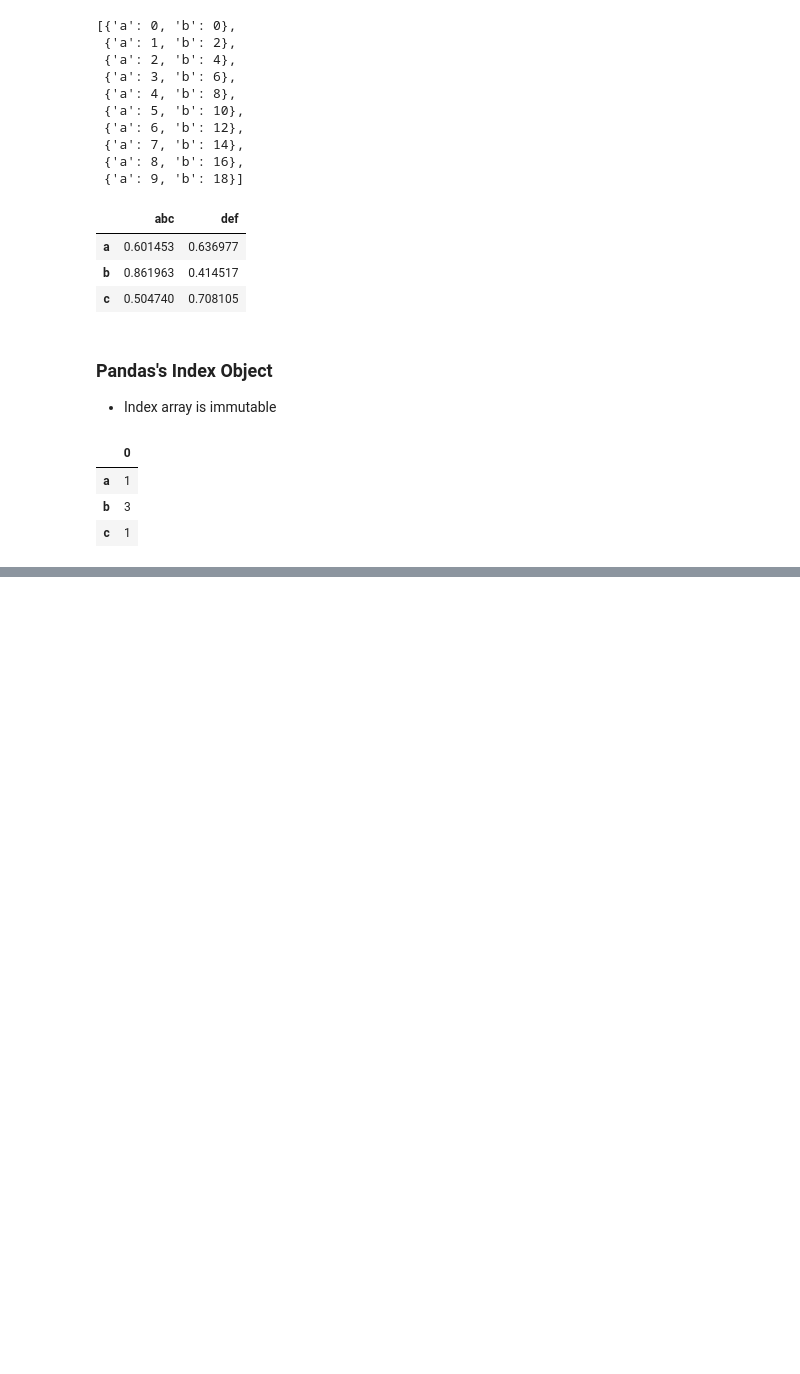
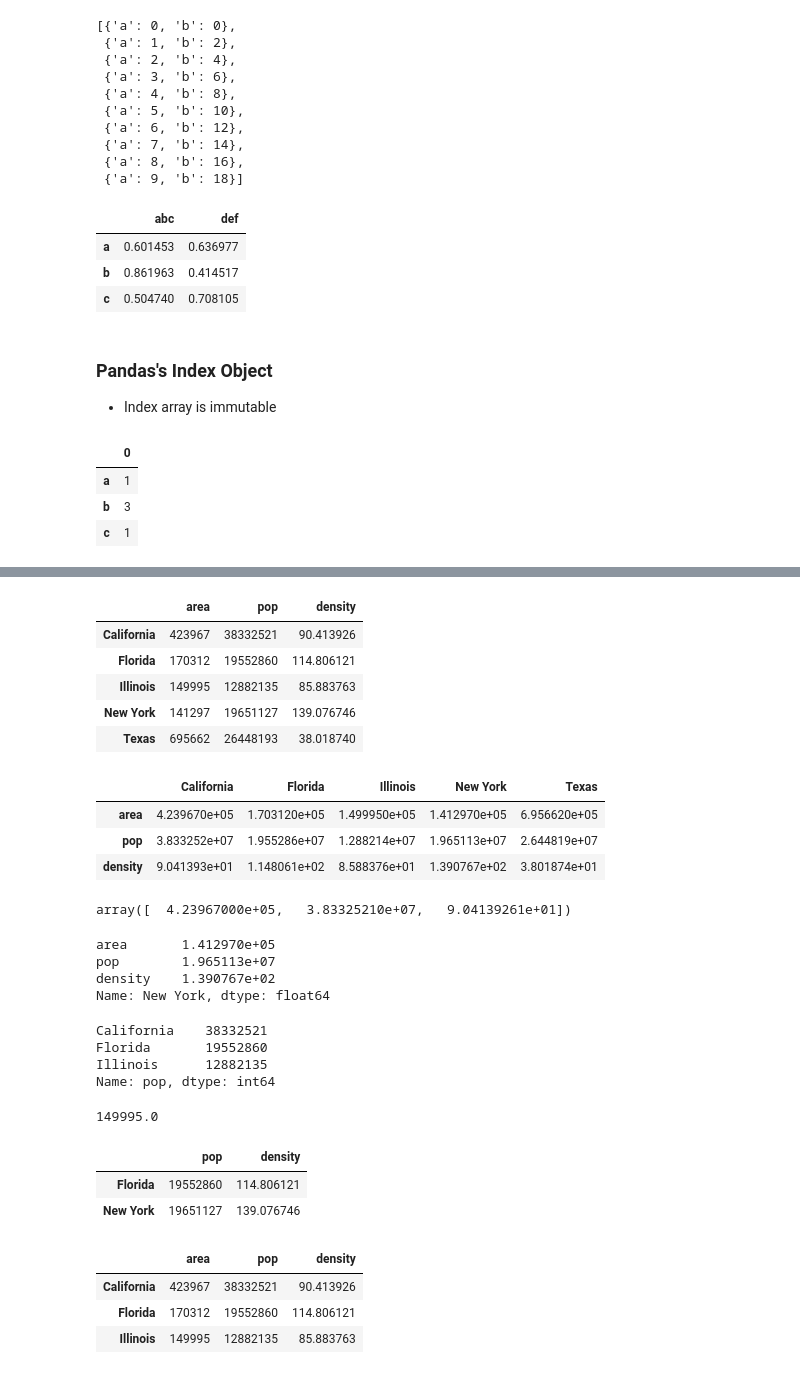
Before and after one commit to edyoda/data-science-ml-foundation-10, a Jupyter notebook: Data Manupulation with Pandas.ipynb, the cells around one changed output, grey strips where cells are left out. Saved outputs shown, nothing was run; the diff lists cells and outputs as text; code cells hidden in the pictures; blank space fills up the shorter version.

```diff
--- a/Data Manupulation with Pandas.ipynb
+++ b/Data Manupulation with Pandas.ipynb
@@ -223,0 +384,2 @@ TypeError: Index does not support mutable operations
+# %%
+data.pop('density')
@@ -223,0 +402,53 @@ TypeError: Index does not support mutable operations
+# %%
+data['density'] = data['pop'] / data['area']
+# %%
+data
+# %% [output]
+|  | area | pop | density |
+| California | 423967 | 38332521 | 90.413926 |
+| Florida | 170312 | 19552860 | 114.806121 |
+| Illinois | 149995 | 12882135 | 85.883763 |
+| New York | 141297 | 19651127 | 139.076746 |
+| Texas | 695662 | 26448193 | 38.018740 |
+# %%
+data.T # =Not changing data but returning changed content
+# %% [output]
+|  | California | Florida | Illinois | New York | Texas |
+| area | 4.239670e+05 | 1.703120e+05 | 1.499950e+05 | 1.412970e+05 | 6.956620e+05 |
+| pop | 3.833252e+07 | 1.955286e+07 | 1.288214e+07 | 1.965113e+07 | 2.644819e+07 |
+| density | 9.041393e+01 | 1.148061e+02 | 8.588376e+01 | 1.390767e+02 | 3.801874e+01 |
+# %%
+data.values[0]
+# %% [output]
+array([  4.23967000e+05,   3.83325210e+07,   9.04139261e+01])
+# %%
+data.iloc[3]
+# %% [output]
+area       1.412970e+05
+pop        1.965113e+07
+density    1.390767e+02
+Name: New York, dtype: float64
+# %%
+data.loc[:'Illinois', 'pop']
+# %% [output]
+California    38332521
+Florida       19552860
+Illinois      12882135
+Name: pop, dtype: int64
+# %%
+data.loc['Illinois', 'area']
+# %% [output]
+149995.0
+# %%
+data.loc[data.density > 100, 'pop':'density']
+# %% [output]
+|  | pop | density |
+| Florida | 19552860 | 114.806121 |
+| New York | 19651127 | 139.076746 |
+# %%
+data.ix[:3] #use loc if possible or else move to iloc
+# %% [output]
+|  | area | pop | density |
+| California | 423967 | 38332521 | 90.413926 |
+| Florida | 170312 | 19552860 | 114.806121 |
+| Illinois | 149995 | 12882135 | 85.883763 |
```
Also changed, not shown: parts of 57 cells of this notebook, 6 other files.
